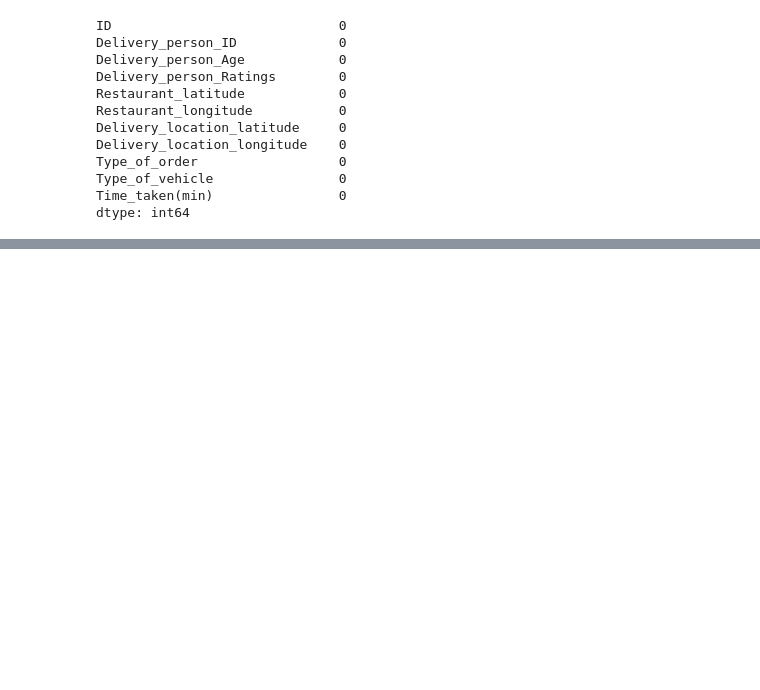
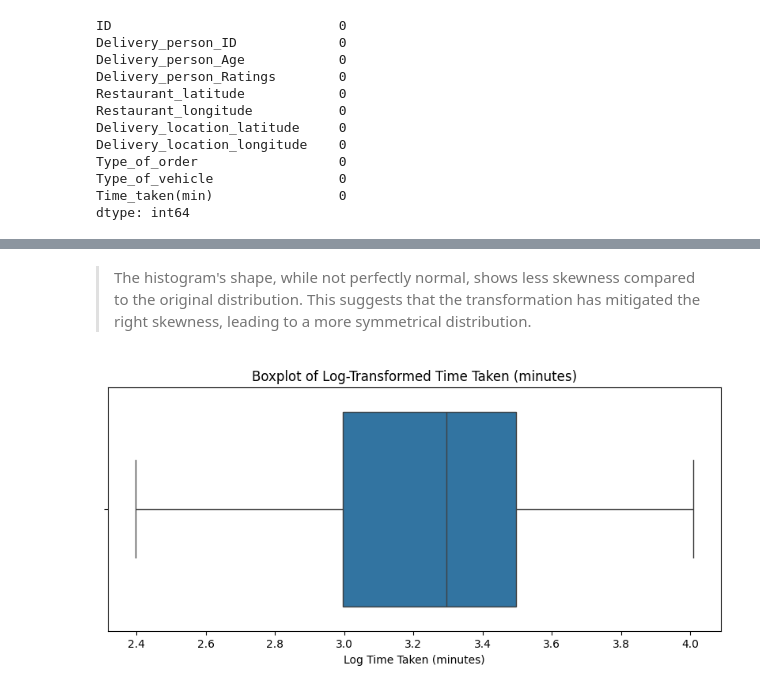
Before and after one commit to Darknight47/Data-Science-Projects-03, a Jupyter notebook: Food_Delivery_Time_Prediction.ipynb, the cells around one changed output, grey strips where cells are left out. Cells and saved outputs as stored; diff of their text form; code cells hidden in the pictures; blank space fills up the shorter version.

```diff
--- a/Food_Delivery_Time_Prediction.ipynb
+++ b/Food_Delivery_Time_Prediction.ipynb
@@ -48,0 +91,11 @@ dtype: int64
+# %% [markdown]
+> The histogram's shape, while not perfectly normal, shows less skewness compared to the original distribution. This suggests that the transformation has mitigated the right skewness, leading to a more symmetrical distribution.
+# %%
+# Plot boxplot for the transformed variable 'Log_Time_taken(min)'
+plt.figure(figsize=(10, 4))
+sns.boxplot(x=dataset['Log_Time_taken(min)'])
+plt.title('Boxplot of Log-Transformed Time Taken (minutes)')
+plt.xlabel('Log Time Taken (minutes)')
+plt.show()
+# %% [output]
+[figure, added]
```
Also changed, not shown: parts of 9 cells of this notebook.
